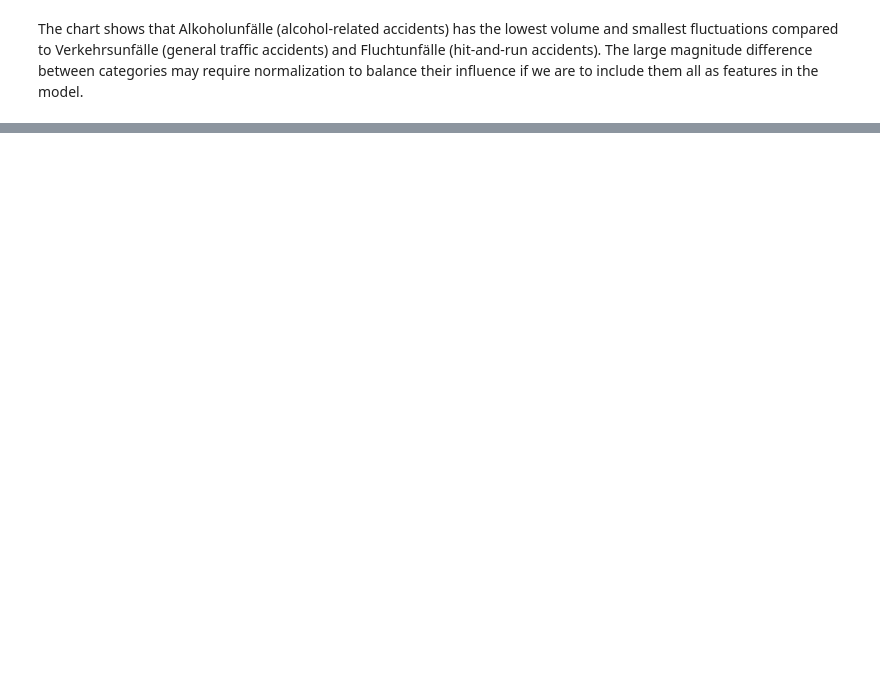
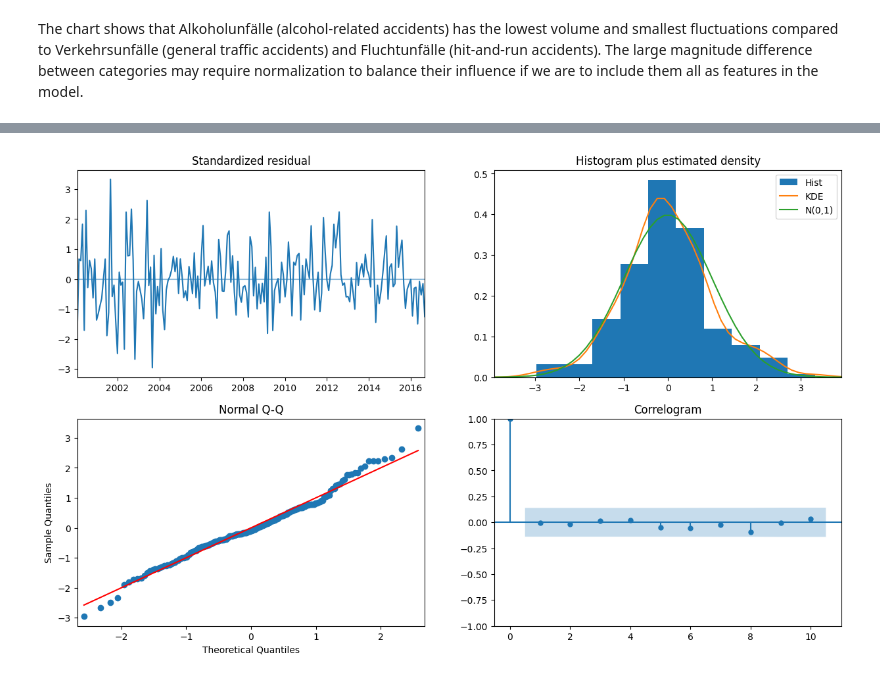
Before and after one commit to RainTreeCrow/DPS-AI-Challenge, a Jupyter notebook: AI_Model.ipynb, the cells around one changed output, grey strips where cells are left out. Saved outputs shown, nothing was run; the diff lists cells and outputs as text; code cells hidden in the pictures; blank space fills up the shorter version.

```diff
--- a/AI_Model.ipynb
+++ b/AI_Model.ipynb
@@ -227,0 +303,6 @@ The chart shows that Alkoholunfälle (alcohol-related accidents) has the lowest
+# %%
+# Plot diagnostic graphs for the SARIMA model
+model.plot_diagnostics(figsize=(15, 9))
+plt.show()
+# %% [output]
+[figure, added]
```
Also changed, not shown: parts of 5 cells of this notebook.
